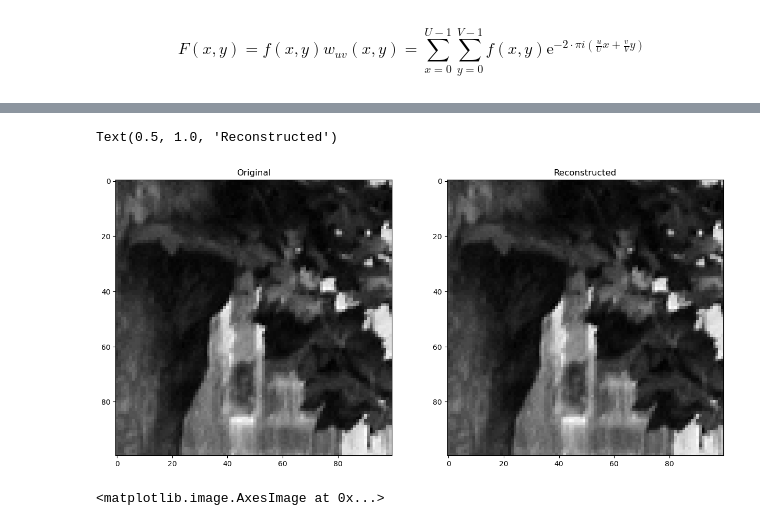
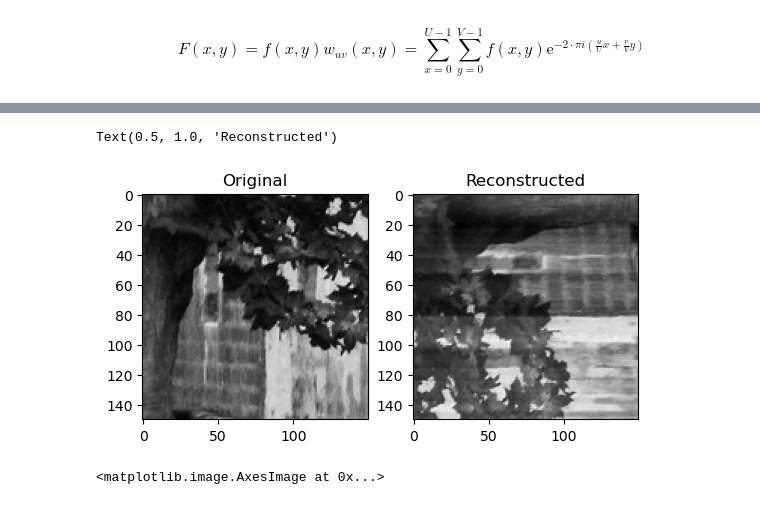
Before and after one commit to Moorboor/ComputerVision, a Jupyter notebook: Homeworks/5/FourierTransform.ipynb, the cells around one changed output, grey strips where cells are left out. Saved outputs shown, nothing was run; the diff lists cells and outputs as text; code cells hidden in the pictures.

```diff
--- a/Homeworks/5/FourierTransform.ipynb
+++ b/Homeworks/5/FourierTransform.ipynb
@@ -156,7 +136,7 @@ $$\displaystyle w_{uv}(x,y)=\sum_{x=0}^{U-1} \sum_{y=0}^{V-1} \mathrm{e}^{-2\cdo
 # %% [markdown]
 $$\displaystyle F(x,y)=f(x,y)w_{uv}(x,y)=\sum_{x=0}^{U-1} \sum_{y=0}^{V-1} f(x,y)\mathrm{e}^{-2\cdot \pi i(\frac{u}{U}x+\frac{v}{V}y)}$$
 # %%
-frame_selected = frames[img_names[1]][:100,:100]
+frame_selected = frames[img_names[1]][:150,:150]
 plt.imshow(frame_selected, cmap="gray")
 # %% [output]
 <matplotlib.image.AxesImage at 0x...>
@@ -242,0 +230,24 @@ Text(0.5, 1.0, 'Reconstructed')
+# %%
+from matplotlib import animation
+
+
+fig, ax = plt.subplots()
+
+acc = []
+res = np.zeros_like(frame_selected, complex)
+for i in range(frame_fourier2d.shape[0]):
+    for j in range(frame_fourier2d.shape[1]):
+        res += frame_fourier2d[i,j] * waves[i,j,:,:]
+    acc.append(res.copy())
+
+
+def animate(i):
+    ax.clear()
+    ax.imshow(acc[i].real.T, cmap="gray")
+    return ax
+
+
+
+# res /= frame.shape[0]*frame.shape[1]
+ani = animation.FuncAnimation(fig, animate, frames=150)
+ani.save(os.path.join(ABS_PATH, f"{img_names[0]}.gif"))
@@ -243,31 +257,31 @@ Text(0.5, 1.0, 'Reconstructed')
 # %%
-frame = frame_selected
-
+frame = frame_selected[:150,:150]
+frame_fourier2d = np.fft.fft2(frame)
 x,y = np.meshgrid(np.arange(frame.shape[0]), np.arange(frame.shape[1]))
 u,v = np.arange(frame.shape[0]), np.arange(frame.shape[1])
 
 frequencies = (x[:,:, None]*u/frame.shape[0])[:,:,:, None] + (y[:,:, None]*v/frame.shape[1])[:,:,None]
 exponent = 2 * 1j * np.pi * frequencies
 waves = np.exp(exponent)
 
 res = np.zeros_like(frame, complex)
-for i in range(frame.shape[0]):
-    for j in range(frame.shape[1]):
-        res += frame_fourier2d[i,j] * waves[i,j]
+for i in range(frame_fourier2d.shape[0]-80):
+    for j in range(frame_fourier2d.shape[1]):
+        res += frame_fourier2d[i,j] * waves[i,j,:,:]
 
 res /= frame.shape[0]*frame.shape[1]
 
-fig, axes = plt.subplots(1,2, figsize=(15,10))
+fig, axes = plt.subplots(1,2)
 
 
 axes[0].imshow(frame, cmap="gray")
 axes[0].set_title("Original")
 
-axes[1].imshow(res.real.T, cmap="gray")
+axes[1].imshow(res.real, cmap="gray")
 axes[1].set_title("Reconstructed")
 # %% [output]
 Text(0.5, 1.0, 'Reconstructed')
-[figure, old version]
+[figure, new version]
 # %%
 a = np.arange(10)[:, None] + np.arange(10)
 x,y = np.meshgrid(a,a)
```
Also changed, not shown: parts of 7 cells of this notebook, 10 other files.
